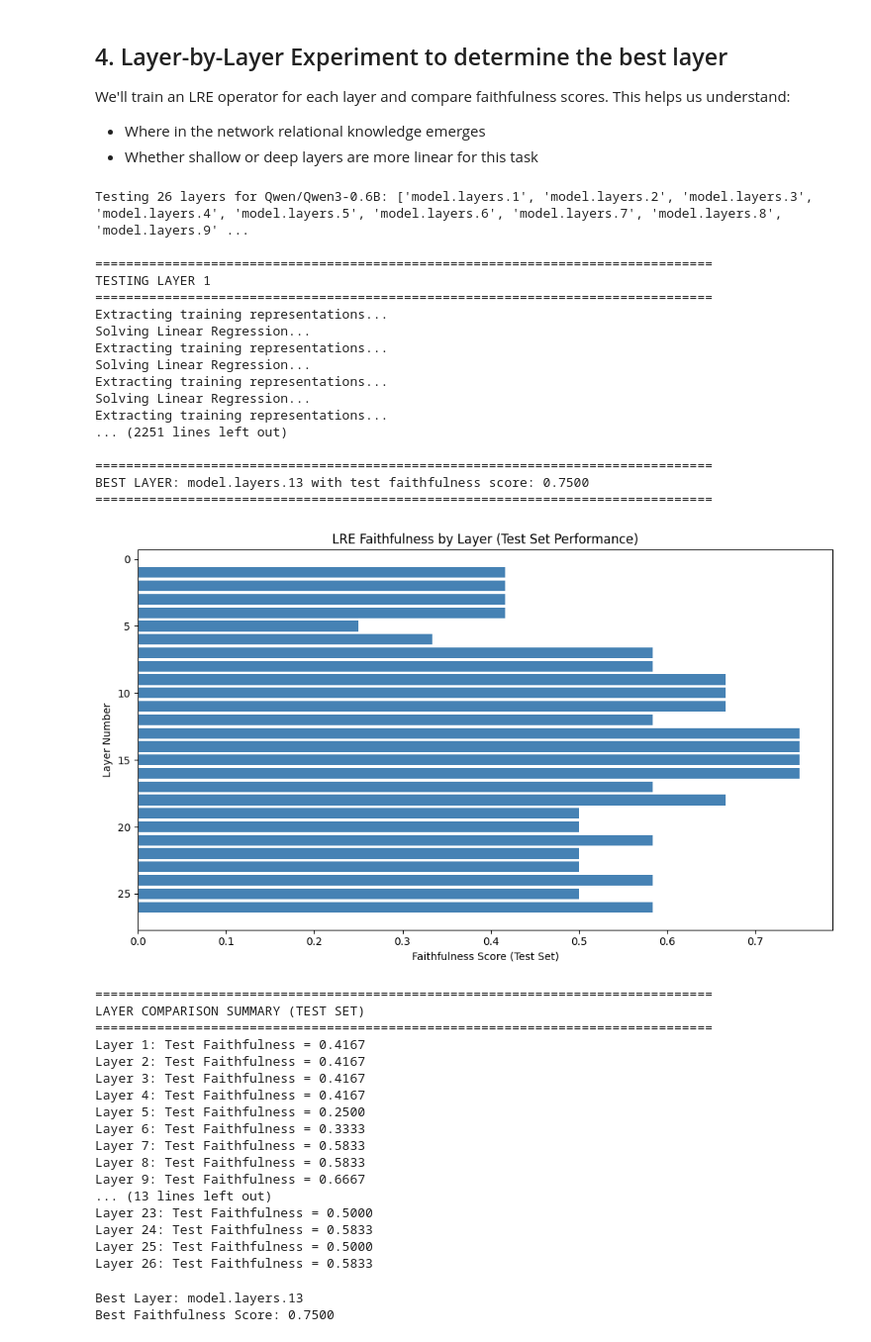
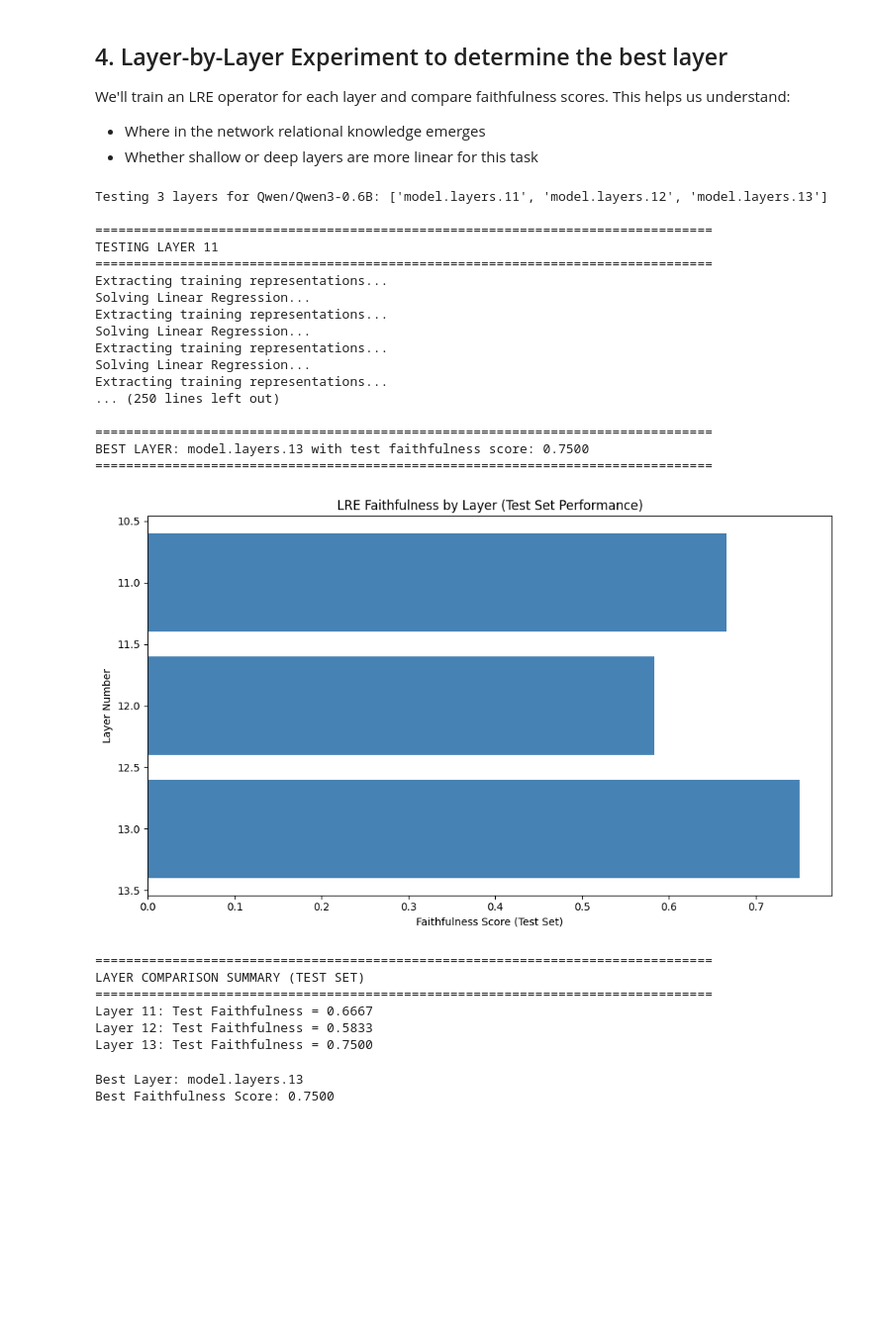
Before and after one commit to mathematicsofpaul/lre-experiment, a Jupyter notebook: lre-experiment-general-qwen3-0.6b.ipynb, the cells around one changed output. Shown: that part at 99% size. Cells and saved outputs as stored; diff of their text form; code cells hidden in the pictures; blank space fills up the shorter version.

```diff
--- a/lre-experiment-general-qwen3-0.6b.ipynb
+++ b/lre-experiment-general-qwen3-0.6b.ipynb
@@ -184,7 +184,7 @@ elif "mistral" in MODEL_NAME.lower():
     LAYERS_TO_TEST = [f"model.layers.{i}" for i in range(8, 28, 2)]
 elif "qwen" in MODEL_NAME.lower():
     # Qwen models typically have 32 layers
-    LAYERS_TO_TEST = [f"model.layers.{i}" for i in range(1, 27, 1)]
+    LAYERS_TO_TEST = [f"model.layers.{i}" for i in range(11, 14, 1)]
 else:
     # Default fallback
     LAYERS_TO_TEST = [f"model.layers.{i}" for i in range(4, 16)]
@@ -258,54 +258,43 @@ fig, ax = plt.subplots(figsize=(10, 6))
 ax.barh(layer_numbers, faithfulness_values, color='steelblue')
 ax.set_xlabel('Faithfulness Score (Test Set)')
 ax.set_ylabel('Layer Number')
 ax.set_title('LRE Faithfulness by Layer (Test Set Performance)')
 ax.invert_yaxis()
 plt.tight_layout()
 plt.show()
 
 print(f"\n{'='*80}")
 print("LAYER COMPARISON SUMMARY (TEST SET)")
 print(f"{'='*80}")
 for layer in LAYERS_TO_TEST:
 
     layer_num = layer.split(".")[-1]
     print(f"Layer {layer_num}: Test Faithfulness = {faithfulness_scores[layer]:.4f}")
 # %% [output]
-Testing 26 layers for Qwen/Qwen3-0.6B: ['model.layers.1', 'model.layers.2', 'model.layers.3', 'model.layers.4', 'model.layers.5', 'model.layers.6', 'model.layers.7', 'model.layers.8', 'model.layers.9' ...
+Testing 3 layers for Qwen/Qwen3-0.6B: ['model.layers.11', 'model.layers.12', 'model.layers.13']
 
 ================================================================================
-TESTING LAYER 1
+TESTING LAYER 11
 ================================================================================
 Extracting training representations...
 Solving Linear Regression...
 Extracting training representations...
 Solving Linear Regression...
 Extracting training representations...
 Solving Linear Regression...
 Extracting training representations...
-... (2251 lines left out)
+... (250 lines left out)
 
 ================================================================================
 BEST LAYER: model.layers.13 with test faithfulness score: 0.7500
 ================================================================================
-[figure, old version]
+[figure, new version]
 ================================================================================
 LAYER COMPARISON SUMMARY (TEST SET)
 ================================================================================
-Layer 1: Test Faithfulness = 0.4167
-Layer 2: Test Faithfulness = 0.4167
-Layer 3: Test Faithfulness = 0.4167
-Layer 4: Test Faithfulness = 0.4167
-Layer 5: Test Faithfulness = 0.2500
-Layer 6: Test Faithfulness = 0.3333
-Layer 7: Test Faithfulness = 0.5833
-Layer 8: Test Faithfulness = 0.5833
-Layer 9: Test Faithfulness = 0.6667
-... (13 lines left out)
-Layer 23: Test Faithfulness = 0.5000
-Layer 24: Test Faithfulness = 0.5833
-Layer 25: Test Faithfulness = 0.5000
-Layer 26: Test Faithfulness = 0.5833
+Layer 11: Test Faithfulness = 0.6667
+Layer 12: Test Faithfulness = 0.5833
+Layer 13: Test Faithfulness = 0.7500
 # %%
 print(f"Best Layer: {best_layer}")
 print(f"Best Faithfulness Score: {best_faithfulness:.4f}")
```
Also changed, not shown: parts of 3 cells of this notebook, 1 other file.
